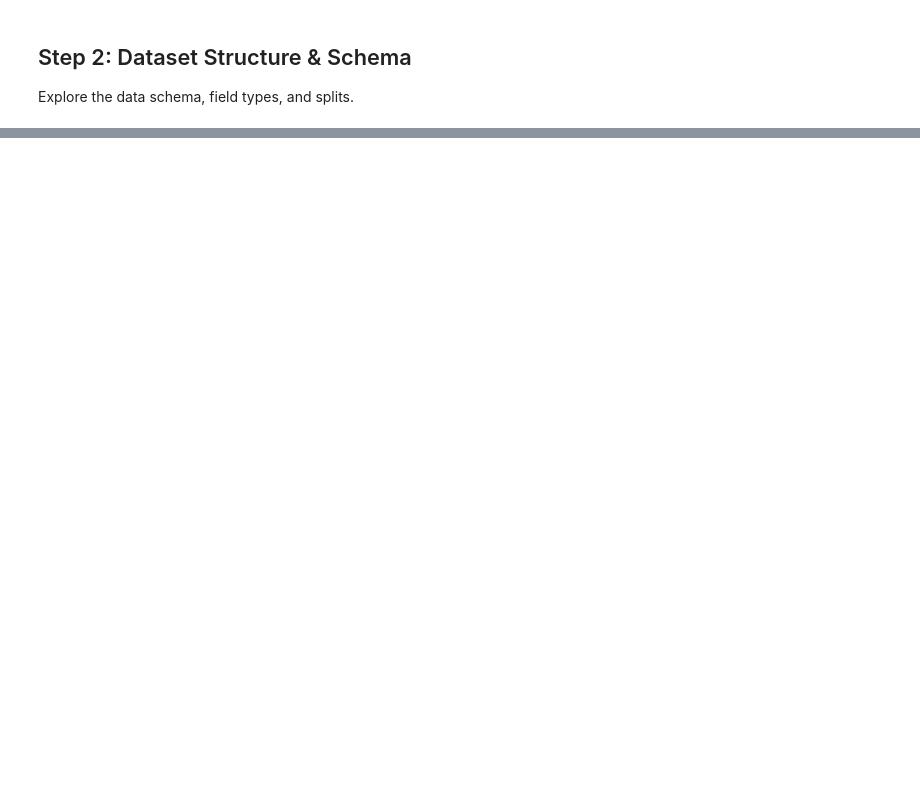
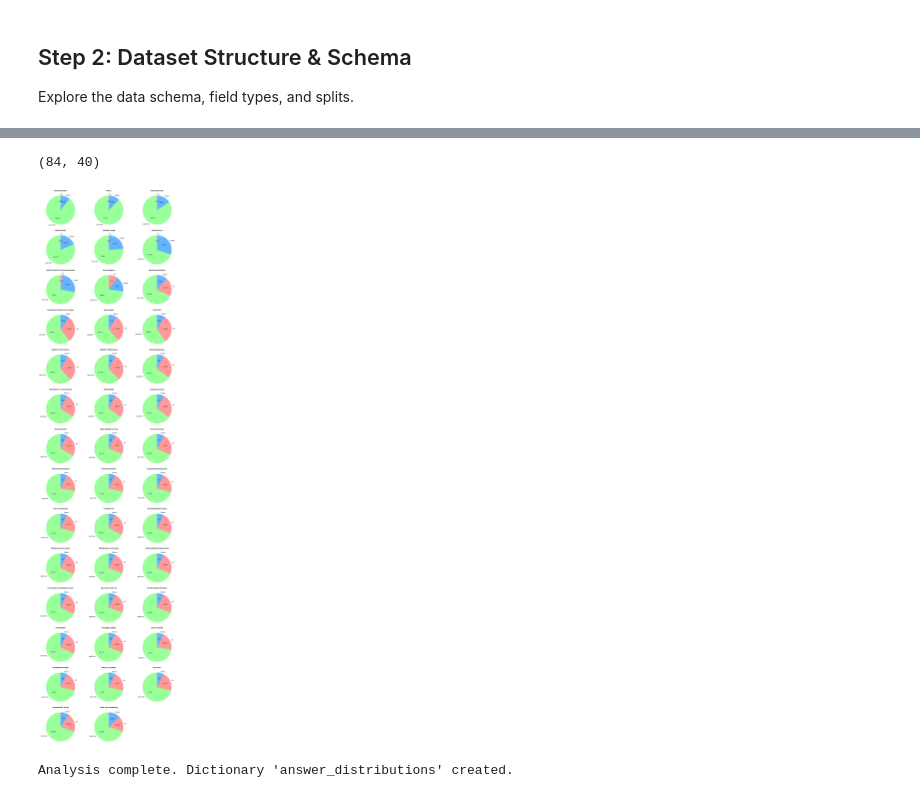
Before and after one commit to AntonisGantzos/fine_tune_llms_research, a Jupyter notebook: CUAD_dataset_exploration.ipynb, the cells around one changed output, grey strips where cells are left out. Saved outputs shown, nothing was run; the diff lists cells and outputs as text; code cells hidden in the pictures; blank space fills up the shorter version.

Commit message:
- Add notes regarding cuad dataset roles in the tasks - explore the master_clauses file - add requirement

```diff
--- a/CUAD_dataset_exploration.ipynb
+++ b/CUAD_dataset_exploration.ipynb
@@ -271,0 +369,3 @@ print("  • Imbalance: Category distribution varies; consider sampling for trai
+# %%
+for col in df.columns:
+    print(col)
@@ -271,0 +390,17 @@ print("  • Imbalance: Category distribution varies; consider sampling for trai
+# %%
+# Extract Category Names (excluding Filename/Document Name)
+# Note: Based on README, columns are usually "Category" (context) and "Category Answer"
+all_columns = df.columns.tolist()
+print("All Columns:", all_columns)
+# Define metadata columns safely
+metadata_cols = []
+if "Filename" in all_columns:
+    metadata_cols.append("Filename")
+if "Document Name" in all_columns:
+    metadata_cols.append("Document Name")
+
+# If specific metadata columns are missing, we just proceed without them
+# or attempt to find them loosely
+for col in all_columns:
+    if "name" in col.lower() and col not in metadata_cols:
+        metadata_cols.append(col)
@@ -271,0 +453,58 @@ print("  • Imbalance: Category distribution varies; consider sampling for trai
+# %%
+len(all_columns), len(categories)
+# %% [output]
+(84, 40)
+# %%
+# ==========================================
+# ANSWER DISTRIBUTION ANALYSIS
+# ==========================================
+
+answer_distributions = {}
+# Identify all answer columns
+answer_cols = [col for col in df.columns if col.endswith('_Answer')]
+
+# Setup plotting grid (3 columns per row)
+n_charts_per_row = 3
+n_rows = (len(answer_cols) + n_charts_per_row - 1) // n_charts_per_row
+fig, axes = plt.subplots(n_rows, n_charts_per_row, figsize=(15, 4 * n_rows))
+axes = axes.flatten()
+
+for i, col in enumerate(answer_cols):
+    # Function to categorize content
+    def get_answer_type(val):
+        if pd.isna(val) or str(val).strip() == "":
+            return "Empty"
+        elif str(val).strip().lower() == "no":
+            return "No"
+        else:
+            return "Valid Text"
+
+    # Calculate distribution
+    dist = df[col].apply(get_answer_type).value_counts()
+
+    # Save to dictionary
+    answer_distributions[col] = dist.to_dict()
+
+    # Plot on the specific subplot
+    ax = axes[i]
+    if not dist.empty:
+        # Using a standard color set for consistency: Text=Green, No=Red, Empty=Blue
+        colors = {'Valid Text': '#99ff99', 'No': '#ff9999', 'Empty': '#66b3ff'}
+        ax.pie(dist, labels=dist.index, autopct='%1.1f%%', startangle=90,
+               colors=[colors.get(x, '#d3d3d3') for x in dist.index])
+        ax.set_title(col.replace('_Answer', ''), fontsize=10, fontweight='bold')
+    else:
+        ax.text(0.5, 0.5, "No Data", ha='center')
+
+# Hide unused subplots
+for j in range(i + 1, len(axes)):
+    fig.delaxes(axes[j])
+
+plt.tight_layout()
+plt.show()
+
+# Output first few entries of the dictionary to verify
+print("Analysis complete. Dictionary 'answer_distributions' created.")
+# %% [output]
+[figure, added]
+Analysis complete. Dictionary 'answer_distributions' created.
```
Also changed, not shown: parts of 39 cells of this notebook, 2 other files.
